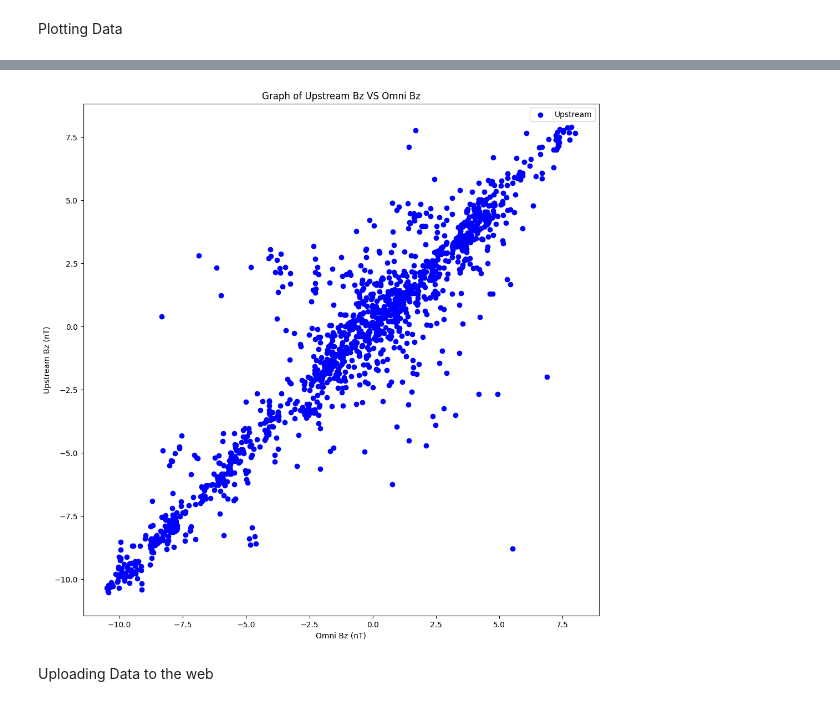
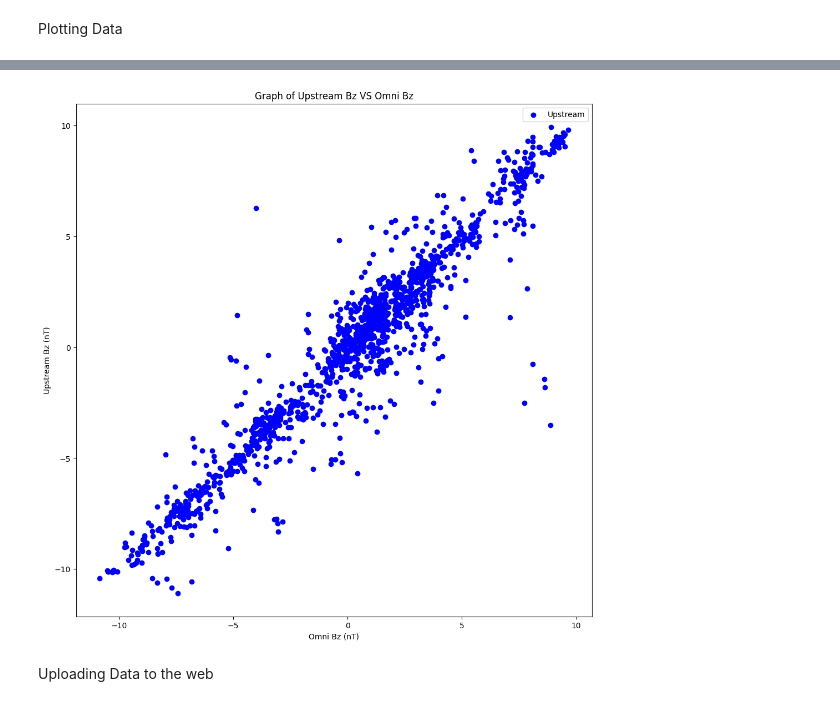
Before and after one commit to brianli755/L1_Prop, a Jupyter notebook: WindOrAce.ipynb, the cells around one changed output, grey strips where cells are left out. Saved outputs shown, nothing was run; the diff lists cells and outputs as text; code cells hidden in the pictures.

```diff
--- a/WindOrAce.ipynb
+++ b/WindOrAce.ipynb
@@ -91,7 +62,7 @@ omni = omni.reset_index()
 # region <Importing ACE Data>
 #This code allows us to get data from ACE.
 
-get_ace(shifted_start, stop)
+pyspedas.projects.ace.mfi(trange=[shifted_start, stop], datatype='h3', time_clip=True)
 ace = pd.DataFrame({
     'Time': get_data('BGSM')[0],
     'BX': get_data('BGSM')[1][:,0],
@@ -101,9 +72,10 @@ ace = pd.DataFrame({
     'VY': get_data('V_GSM')[1][:,1],
     'VZ': get_data('V_GSM')[1][:,2],
     "Np": get_data('Np')[1],
+    "X": get_data('SC_pos_GSM')[1],
     "Temp": get_data('Tpr')[1],
 
-},columns = ['Time', 'BZ']).replace(to_replace=[-1.0e31], value=np.nan)
+},columns = ['Time','BX','BY','BZ']).replace(to_replace=[-1.0e31], value=np.nan)
 
 
 #The data will then be interpolated to 1 second intervals
@@ -120,11 +145,14 @@ ace = ace.reset_index()
 # %%
 # region <Importing WIND Data>
 #This code allows us to get data from Wind.
-get_wind(shifted_start, stop)
+pyspedas.projects.wind.mfi(trange=[shifted_start, stop], datatype='h0', time_clip=True)
 wind = pd.DataFrame({
     'Time': get_data('B3GSM')[0],
-    'BZ': get_data('B3GSM')[1][:,2]
-}, columns = ['Time', 'BZ']).replace(to_replace=[-1.0e31], value=np.nan)
+    'BX': get_data('B3GSM')[1][:,0],
+    'BY': get_data('B3GSM')[1][:,1],
+    'BZ': get_data('B3GSM')[1][:,2],
+
+}, columns = ['Time','BX','BY', 'BZ']).replace(to_replace=[-1.0e31], value=np.nan)
 
 
 #The data will then be interpolated to 1 second intervals
@@ -141,0 +170,19 @@ wind = wind.reset_index()
+# %%
+pyspedas.projects.wind.swe(trange=[shifted_start,stop], datatype='k0', varnames=[], time_clip=True)
+wind2 = pd.DataFrame({
+    'Time': get_data('V_GSM')[0],
+    'X': get_data('SC_pos_GSM')[1][:,0],
+    'VX': get_data('V_GSM')[1][:,0],
+    'VY': get_data('V_GSM')[1][:,1],
+    'VZ': get_data('V_GSM')[1][:,2],
+    "NP": get_data('Np')[1],
+    'Temp':get_data('THERMAL_SPD')[1],
+
+}, columns = ['Time','X','VX', 'VY','VZ','NP','Temp']).replace(to_replace=[-1.0e31], value=np.nan)
+
+
+#The data will then be interpolated to 1 second intervals
+wind2['Time'] = pd.to_datetime(wind2['Time'], unit='s')
+wind2 = wind2.set_index('Time')
+wind2 = wind2.resample('s').mean().interpolate(method='linear').ffill()
+wind2 = wind2.reset_index()
@@ -222,11 +343,14 @@ plt.show()
 # %%
 fig, ax = plt.subplots(figsize = (12,12))
-plt.scatter(omni['BZ'], upstream_wind['BZ'], label='Upstream', color='blue')
+
+plt.scatter(omni['BY'], upstream_wind['BY'], label='Upstream', color='blue')
 
 plt.xlabel('Omni Bz (nT)')
 plt.ylabel('Upstream Bz (nT)')
 plt.title('Graph of Upstream Bz VS Omni Bz')
+
+
 plt.legend()
 plt.show()
 # %% [output]
-[figure, old version]
+[figure, new version]
```
Also changed, not shown: parts of 14 cells of this notebook, 5 other files.
